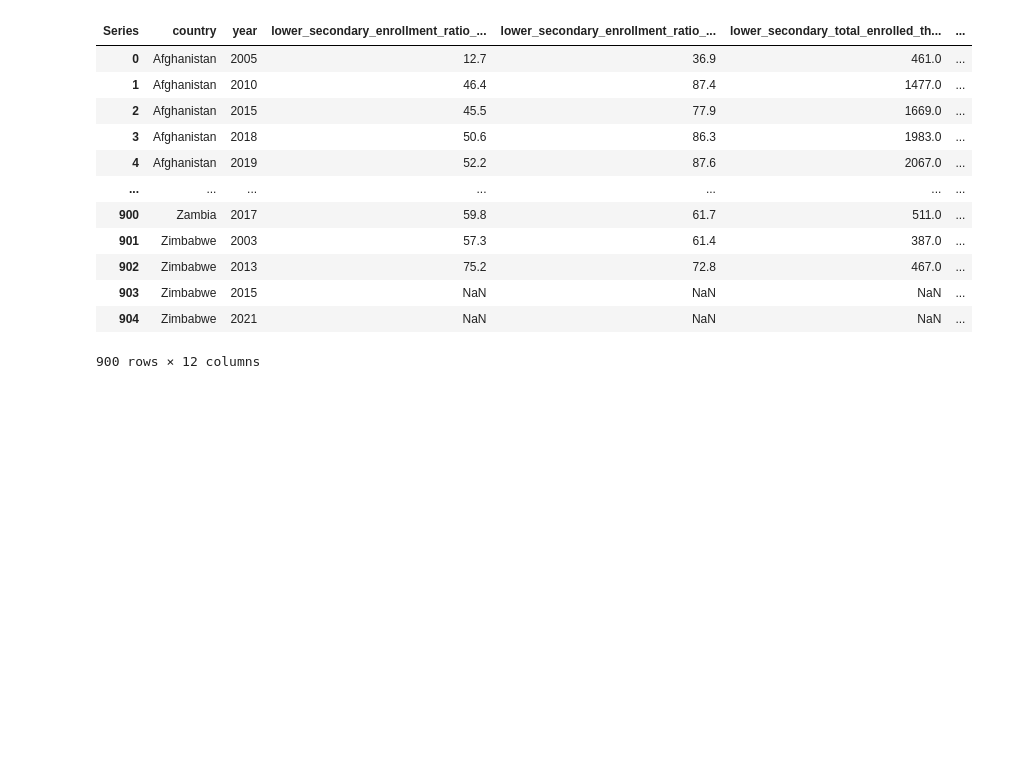
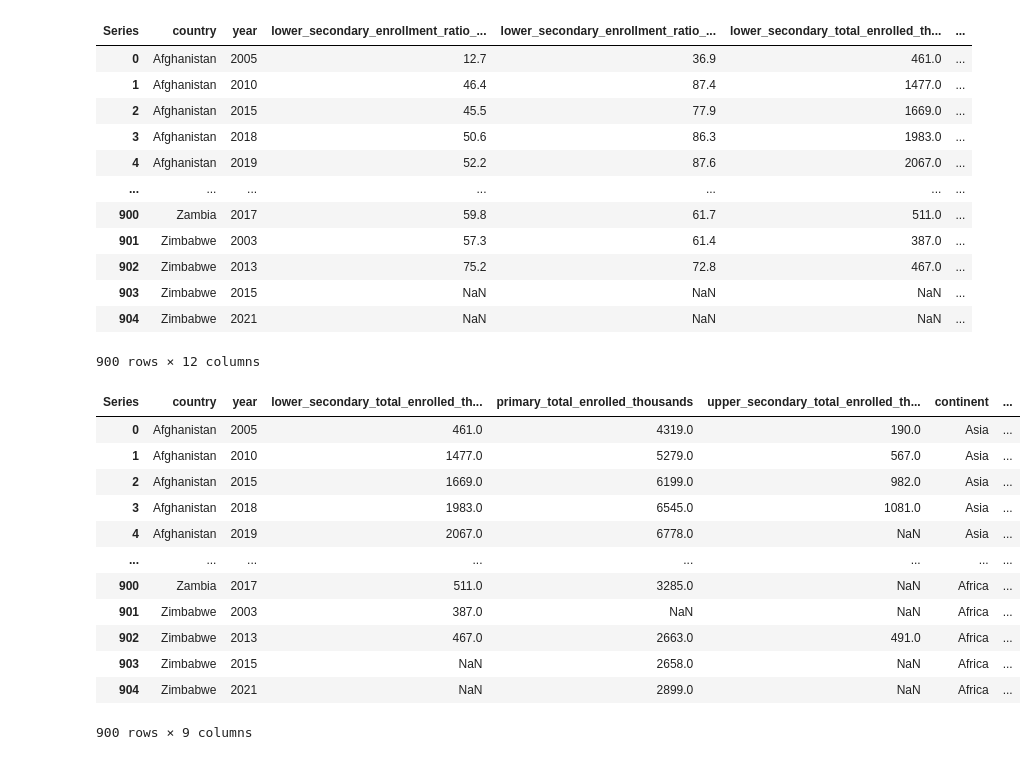
Before and after one commit to connoraking/GDP-model-and-analysis, a Jupyter notebook: data_cleaning/education_cleaning.ipynb, the cells around one changed output. Drawn from its saved outputs; the diff is of its cells as text; code cells hidden in the pictures; blank space fills up the shorter version.

Commit message:
Minor changes awhile ago, forgot what they were

```diff
--- a/data_cleaning/education_cleaning.ipynb
+++ b/data_cleaning/education_cleaning.ipynb
@@ -151,5 +151,13 @@ df_edu
 df_pivot = df_edu.pivot_table(index = ['country', 'year'], columns = 'Series', values = 'Value', aggfunc = 'first').reset_index()
 
 df_edu = df_pivot
+
+# Numbers were by thousands thus multiplying by thousand to get actual amount
+df_edu['primary_total_enrolled'] = df_edu['primary_total_enrolled'] * 1000
+df_edu['lower_secondary_total_enrolled'] = df_edu['primary_total_enrolled'] * 1000
+df_edu['upper_secondary_total_enrolled'] = df_edu['primary_total_enrolled'] * 1000
+
+df_edu['primary_total_enrolled'] = df_edu['primary_total_enrolled'].astype(int)
+
 df_edu
 # %% [output]
@@ -288,3 +284,29 @@ df_test
 | 903 | Zimbabwe | 2015 | NaN | NaN | NaN | ... |
 | 904 | Zimbabwe | 2021 | NaN | NaN | NaN | ... |
 900 rows × 12 columns
+# %%
+# Male divided by female
+# So values greater than 1 indicate there are more boys in school than girls and less than 1 suggests more girls than boys
+
+df_test['lower_secondary_enrollment_ratio'] = df_test['lower_secondary_enrollment_ratio_male'] / df_test['lower_secondary_enrollment_ratio_female']
+df_test['upper_secondary_enrollment_ratio'] = df_test['upper_secondary_enrollment_ratio_male'] / df_test['upper_secondary_enrollment_ratio_female']
+df_test['primary_enrollment_ratio'] = df_test['primary_enrollment_ratio_male'] / df_test['primary_enrollment_ratio_female']
+df_test = df_test.drop(columns = ['lower_secondary_enrollment_ratio_male', 'lower_secondary_enrollment_ratio_female',
+                                 'upper_secondary_enrollment_ratio_male', 'upper_secondary_enrollment_ratio_female',
+                                 'primary_enrollment_ratio_male', 'primary_enrollment_ratio_female'])
+df_test['total_enrolled'] = df_test['lower_secondary_total_enrolled_thousands', ]
+df_test
+# %% [output]
+| Series | country | year | lower_secondary_total_enrolled_th... | primary_total_enrolled_thousands | upper_secondary_total_enrolled_th... | continent | ... |
+| 0 | Afghanistan | 2005 | 461.0 | 4319.0 | 190.0 | Asia | ... |
+| 1 | Afghanistan | 2010 | 1477.0 | 5279.0 | 567.0 | Asia | ... |
+| 2 | Afghanistan | 2015 | 1669.0 | 6199.0 | 982.0 | Asia | ... |
+| 3 | Afghanistan | 2018 | 1983.0 | 6545.0 | 1081.0 | Asia | ... |
+| 4 | Afghanistan | 2019 | 2067.0 | 6778.0 | NaN | Asia | ... |
+| ... | ... | ... | ... | ... | ... | ... | ... |
+| 900 | Zambia | 2017 | 511.0 | 3285.0 | NaN | Africa | ... |
+| 901 | Zimbabwe | 2003 | 387.0 | NaN | NaN | Africa | ... |
+| 902 | Zimbabwe | 2013 | 467.0 | 2663.0 | 491.0 | Africa | ... |
+| 903 | Zimbabwe | 2015 | NaN | 2658.0 | NaN | Africa | ... |
+| 904 | Zimbabwe | 2021 | NaN | 2899.0 | NaN | Africa | ... |
+900 rows × 9 columns
```
Also changed, not shown: parts of 6 cells of this notebook, 2 other files.
